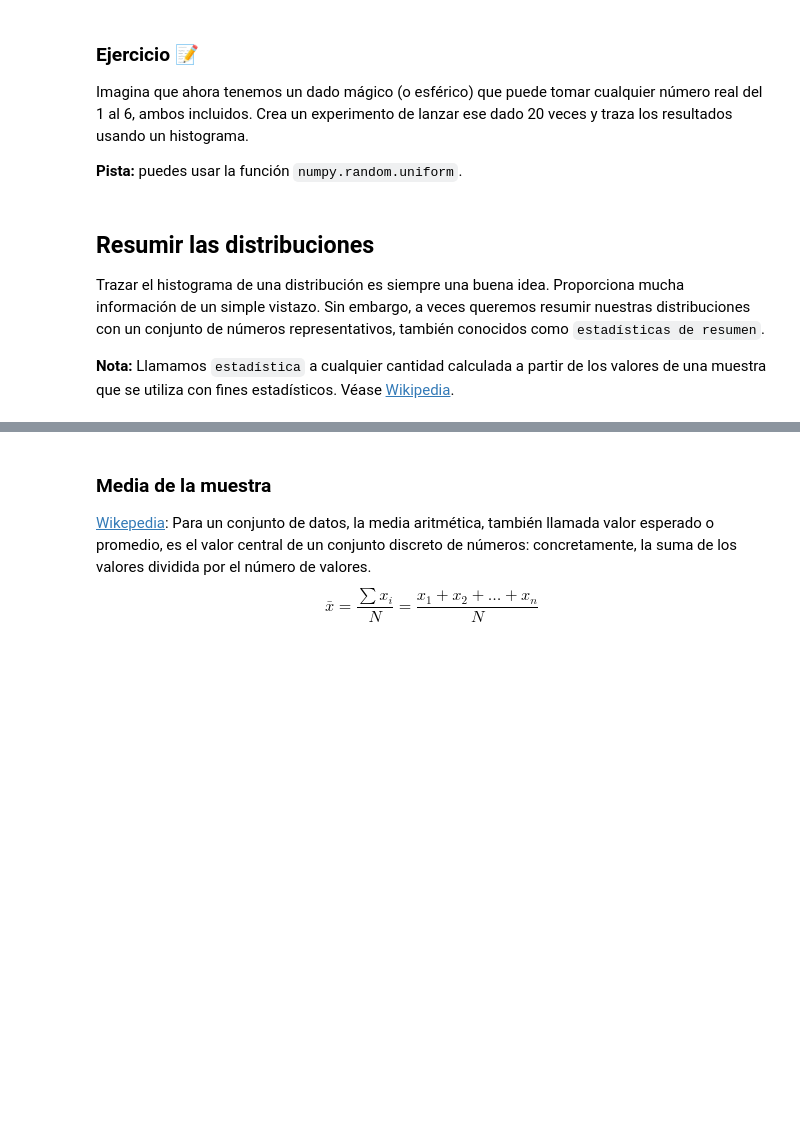
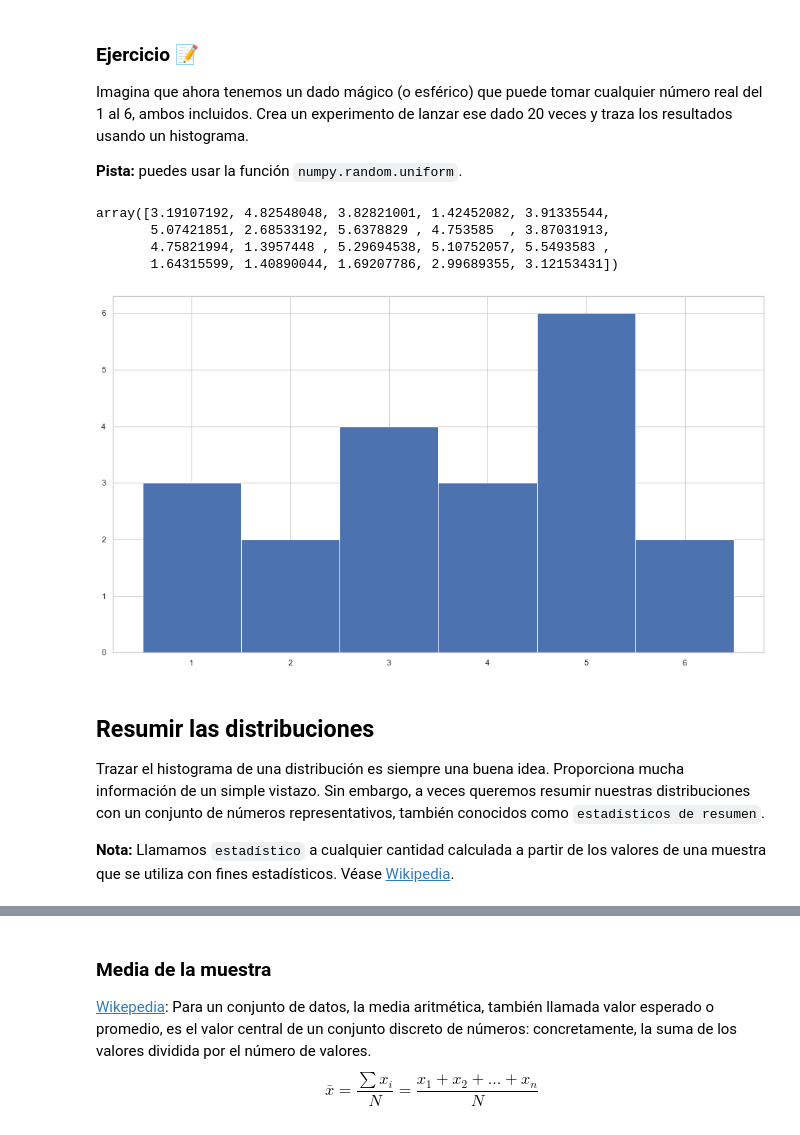
Before and after one commit to Ironhack-Data-Madrid-Octubre-2021/apuntes_clase, a Jupyter notebook: semana_05/02 - Intro estadística.ipynb, the cells around one changed output, grey strips where cells are left out. Drawn from its saved outputs; the diff is of its cells as text; code cells hidden in the pictures; blank space fills up the shorter version.

```diff
--- a/semana_05/02 - Intro estadística.ipynb
+++ b/semana_05/02 - Intro estadística.ipynb
@@ -144,11 +144,24 @@ Imagina que ahora tenemos un dado mágico (o esférico) que puede tomar cualquie
 **Pista:** puedes usar la función `numpy.random.uniform`.
 # %%
 # Tu código aquí
+resultados = np.random.uniform(1,6.0,20)
+# %%
+resultados
+# %% [output]
+array([3.19107192, 4.82548048, 3.82821001, 1.42452082, 3.91335544,
+       5.07421851, 2.68533192, 5.6378829 , 4.753585  , 3.87031913,
+       4.75821994, 1.3957448 , 5.29694538, 5.10752057, 5.5493583 ,
+       1.64315599, 1.40890044, 1.69207786, 2.99689355, 3.12153431])
+# %%
+plt.hist(resultados, bins= np.linspace(0.5,6.5,7))
+plt.show()
+# %% [output]
+[figure, added]
 # %% [markdown]
 ## Resumir las distribuciones
 
-Trazar el histograma de una distribución es siempre una buena idea. Proporciona mucha información de un simple vistazo. Sin embargo, a veces queremos resumir nuestras distribuciones con un conjunto de números representativos, también conocidos como `estadísticas de resumen`.
+Trazar el histograma de una distribución es siempre una buena idea. Proporciona mucha información de un simple vistazo. Sin embargo, a veces queremos resumir nuestras distribuciones con un conjunto de números representativos, también conocidos como `estadísticos de resumen`.
 
-**Nota:** Llamamos `estadística` a cualquier cantidad calculada a partir de los valores de una muestra que se utiliza con fines estadísticos. Véase [Wikipedia](https://en.wikipedia.org/wiki/Statistic).
+**Nota:** Llamamos `estadístico` a cualquier cantidad calculada a partir de los valores de una muestra que se utiliza con fines estadísticos. Véase [Wikipedia](https://en.wikipedia.org/wiki/Statistic).
 # %%
 # yeap, pandas también tiene una opción rápida para trazar histogramas
```
Also changed, not shown: parts of 31 cells of this notebook, 1 other file.
